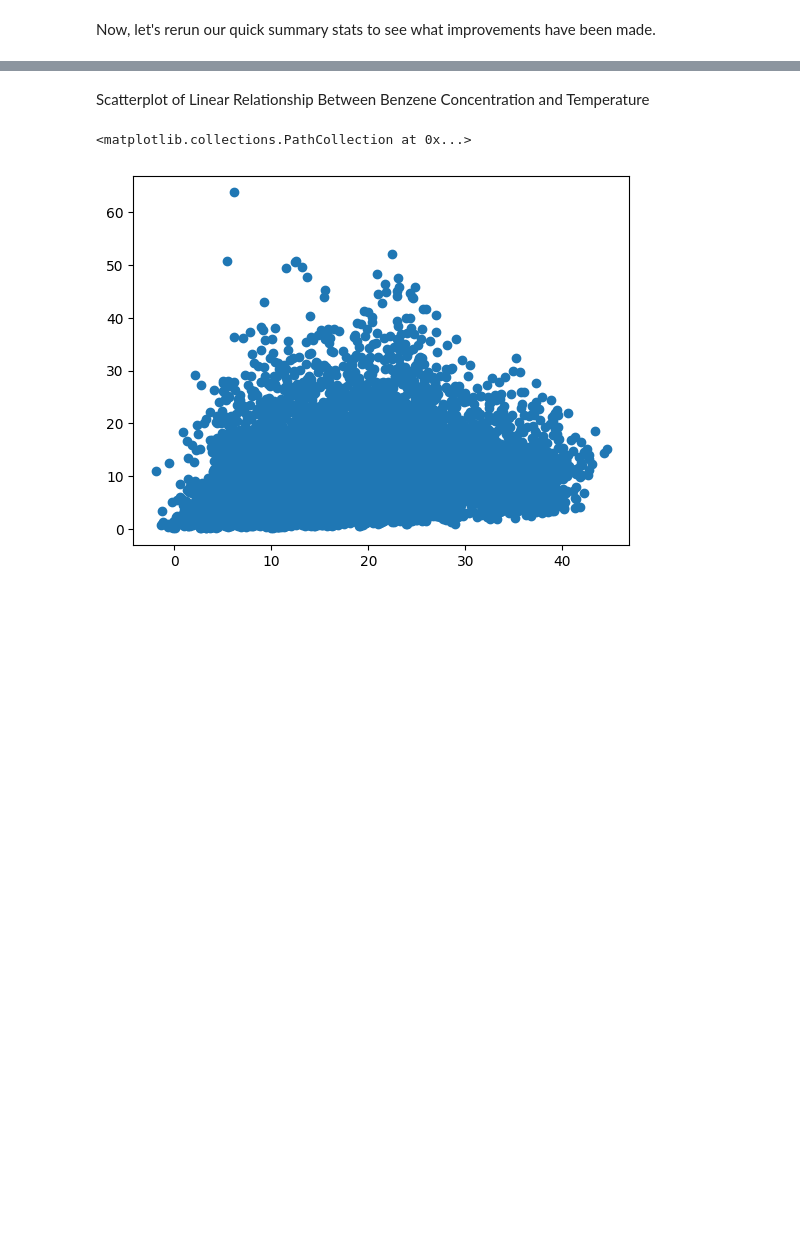
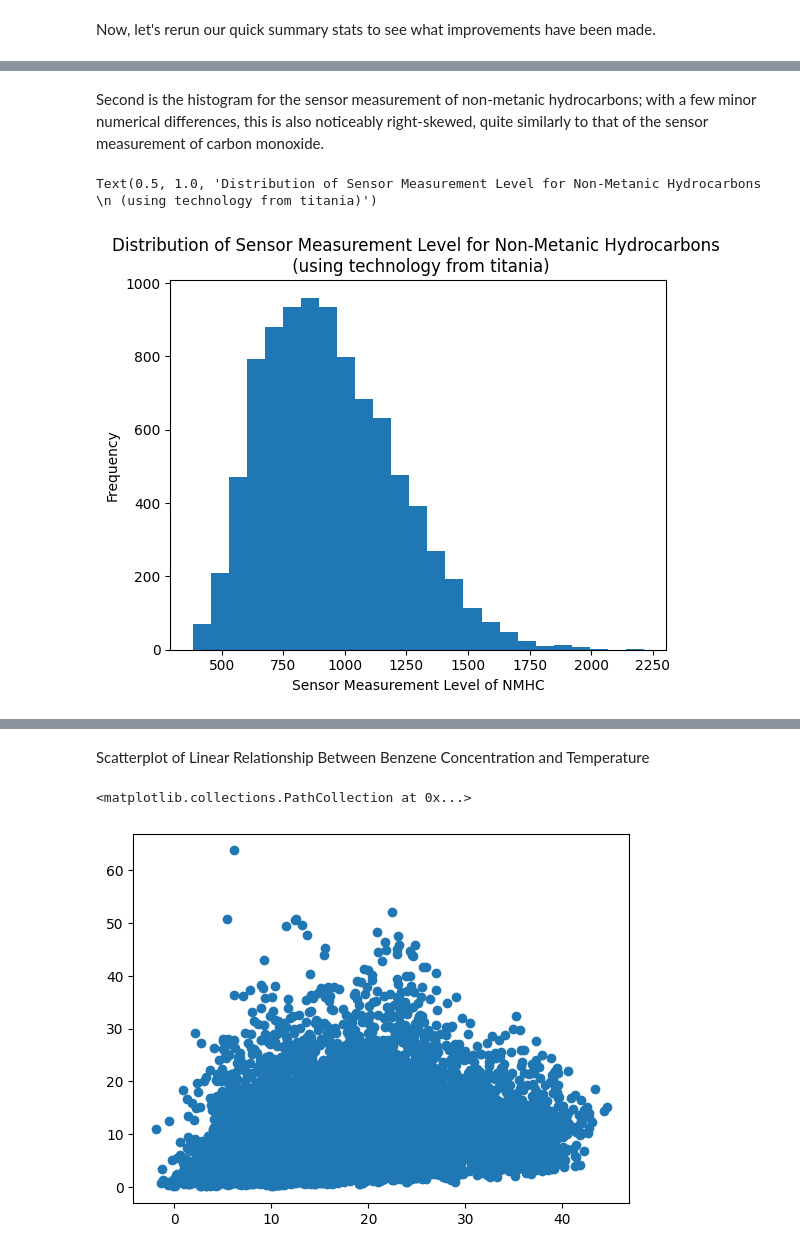
Before and after one commit to cashby-890/ST-554-Project1, a Jupyter notebook: Task2/ST_554_Project_1_Task_2.ipynb, the cells around one changed output, grey strips where cells are left out. Cells and saved outputs as stored; diff of their text form; code cells hidden in the pictures; blank space fills up the shorter version.

```diff
--- a/Task2/ST_554_Project_1_Task_2.ipynb
+++ b/Task2/ST_554_Project_1_Task_2.ipynb
@@ -315,0 +176,10 @@ aq_cleaned_relevant_data.agg(["mean","median","max","min","std"])
+# %% [markdown]
+Second is the histogram for the sensor measurement of non-metanic hydrocarbons; with a few minor numerical differences, this is also noticeably right-skewed, quite similarly to that of the sensor measurement of carbon monoxide.
+# %%
+plt.hist(aq_cleaned_relevant_data['PT08.S2(NMHC)'],bins=25)
+plt.xlabel('Sensor Measurement Level of NMHC')
+plt.ylabel('Frequency')
+plt.title('Distribution of Sensor Measurement Level for Non-Metanic Hydrocarbons \n (using technology from titania)')
+# %% [output]
+Text(0.5, 1.0, 'Distribution of Sensor Measurement Level for Non-Metanic Hydrocarbons \n (using technology from titania)')
+[figure, added]
```
Also changed, not shown: parts of 73 cells of this notebook.
